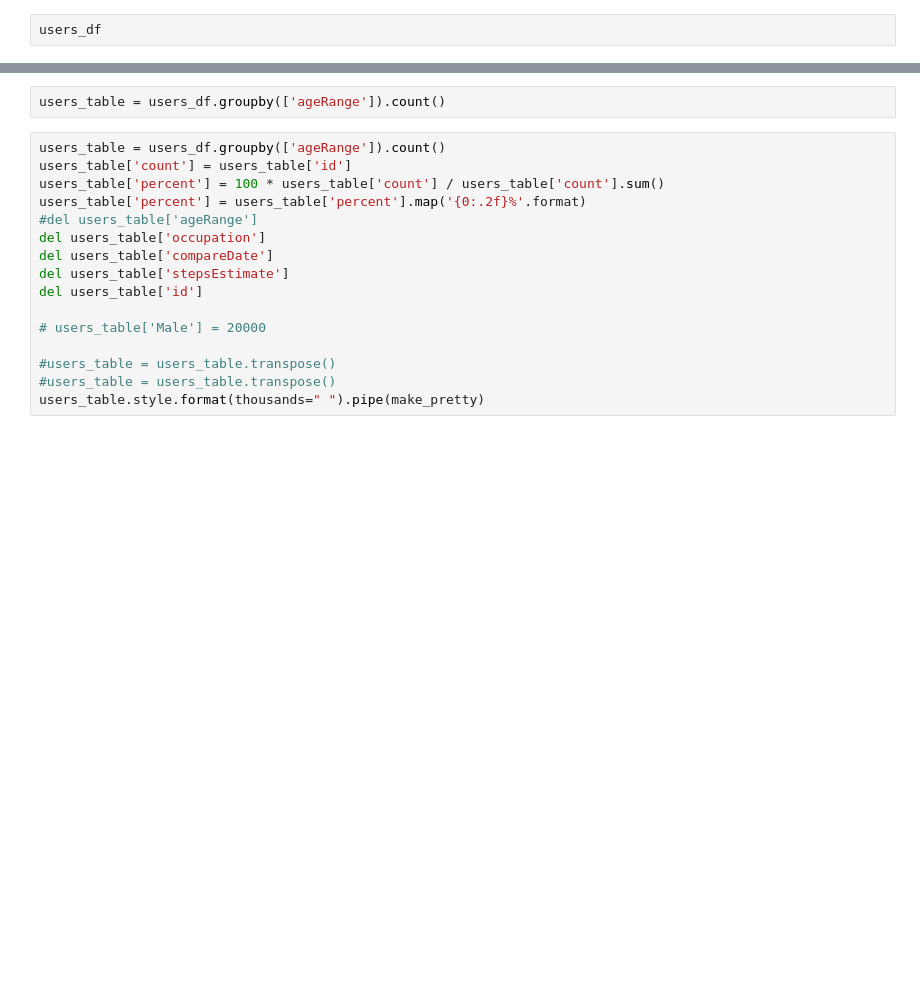
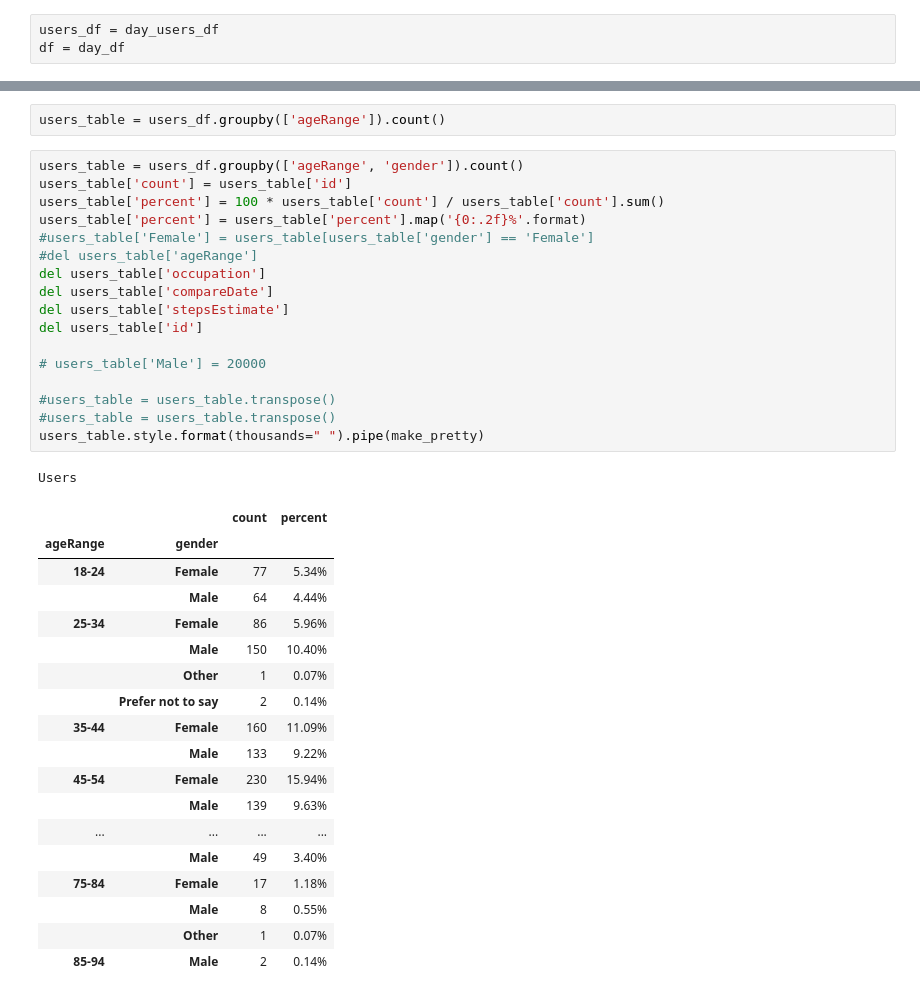
Before and after one commit to hci-gu/wfh-movement-jupyter, a Jupyter notebook: notebooks/Tables.ipynb, the cells around one changed output, grey strips where cells are left out. Drawn from its saved outputs; the diff is of its cells as text; blank space fills up the shorter version.

```diff
--- a/notebooks/Tables.ipynb
+++ b/notebooks/Tables.ipynb
@@ -18,7 +18,8 @@ pd.options.plotting.backend = "plotly"
 # %%
 %run global.ipynb
 # %%
-users_df
+users_df = day_users_df
+df = day_df
 # %%
 total_users = users_df[users_df['gender'].notnull()]['id'].count()
 total_users
@@ -76,21 +152,42 @@ table
 # %%
 users_table = users_df.groupby(['ageRange']).count()
 # %%
-users_table = users_df.groupby(['ageRange']).count()
+users_table = users_df.groupby(['ageRange', 'gender']).count()
 users_table['count'] = users_table['id']
 users_table['percent'] = 100 * users_table['count'] / users_table['count'].sum()
 users_table['percent'] = users_table['percent'].map('{0:.2f}%'.format)
+#users_table['Female'] = users_table[users_table['gender'] == 'Female']
 #del users_table['ageRange']
 del users_table['occupation']
 del users_table['compareDate']
 del users_table['stepsEstimate']
 del users_table['id']
 
 # users_table['Male'] = 20000
 
 #users_table = users_table.transpose()
 #users_table = users_table.transpose()
 users_table.style.format(thousands=" ").pipe(make_pretty)
+# %% [output]
+Users
+|  |  | count | percent |
+| ageRange | gender |  |  |
+| 18-24 | Female | 77 | 5.34% |
+|  | Male | 64 | 4.44% |
+| 25-34 | Female | 86 | 5.96% |
+|  | Male | 150 | 10.40% |
+|  | Other | 1 | 0.07% |
+|  | Prefer not to say | 2 | 0.14% |
+| 35-44 | Female | 160 | 11.09% |
+|  | Male | 133 | 9.22% |
+| 45-54 | Female | 230 | 15.94% |
+|  | Male | 139 | 9.63% |
+| ... | ... | ... | ... |
+|  | Male | 49 | 3.40% |
+| 75-84 | Female | 17 | 1.18% |
+|  | Male | 8 | 0.55% |
+|  | Other | 1 | 0.07% |
+| 85-94 | Male | 2 | 0.14% |
 # %%
 users_table = users_df.groupby(['gender']).count()
 users_table['count'] = users_table['id']
```
Also changed, not shown: parts of 15 cells of this notebook, 4 other files.
